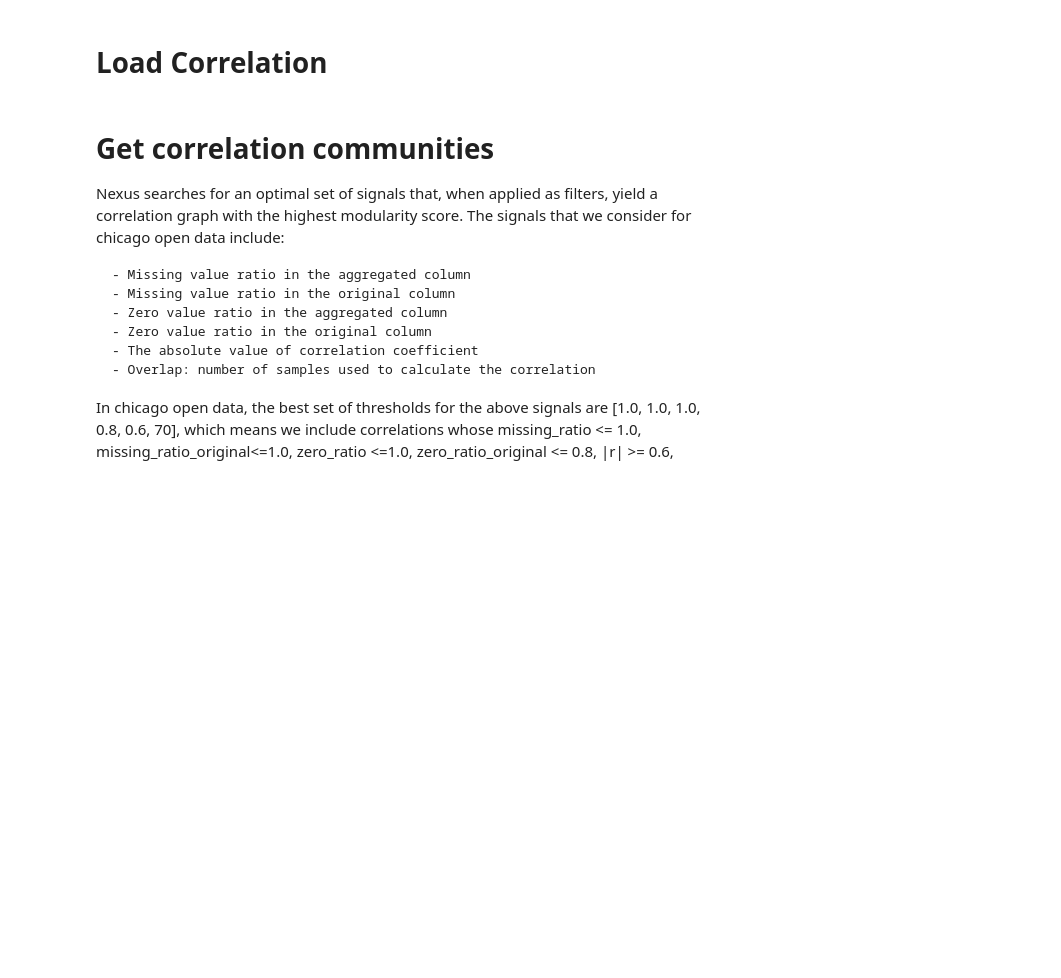
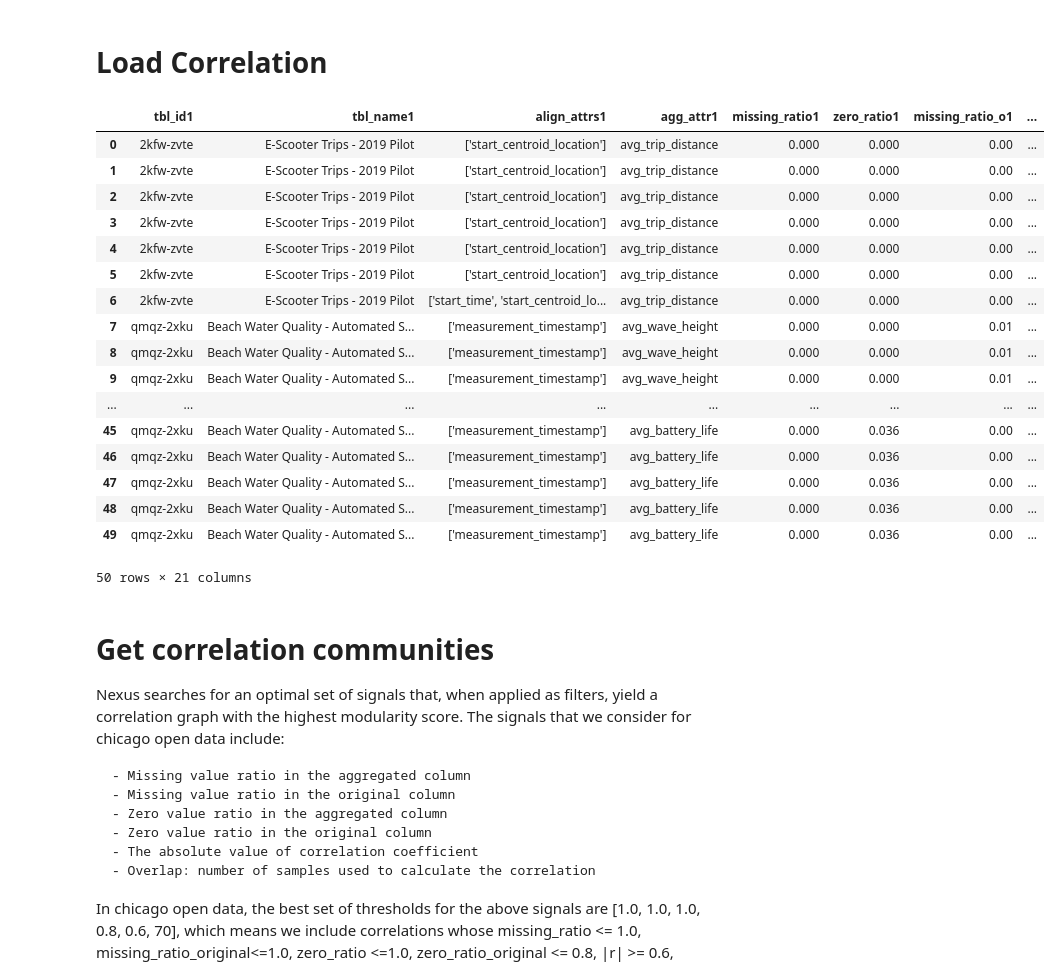
Before and after one commit to snowgy/case_study, a Jupyter notebook: Case Study - Chicago Open Data.ipynb, the cells around one changed output. Saved outputs shown, nothing was run; the diff lists cells and outputs as text; code cells hidden in the pictures; blank space fills up the shorter version.

```diff
--- a/Case Study - Chicago Open Data.ipynb
+++ b/Case Study - Chicago Open Data.ipynb
@@ -9,6 +9,26 @@ pd.set_option("display.max_rows", None)
 # %%
 corrs = pd.read_csv('./chicago_month_census_tract.csv')
 corr_community = CorrCommunity(corrs, 'chicago')
+display(corrs.head(50))
+# %% [output]
+|  | tbl_id1 | tbl_name1 | align_attrs1 | agg_attr1 | missing_ratio1 | zero_ratio1 | missing_ratio_o1 | ... |
+| 0 | 2kfw-zvte | E-Scooter Trips - 2019 Pilot | ['start_centroid_location'] | avg_trip_distance | 0.000 | 0.000 | 0.00 | ... |
+| 1 | 2kfw-zvte | E-Scooter Trips - 2019 Pilot | ['start_centroid_location'] | avg_trip_distance | 0.000 | 0.000 | 0.00 | ... |
+| 2 | 2kfw-zvte | E-Scooter Trips - 2019 Pilot | ['start_centroid_location'] | avg_trip_distance | 0.000 | 0.000 | 0.00 | ... |
+| 3 | 2kfw-zvte | E-Scooter Trips - 2019 Pilot | ['start_centroid_location'] | avg_trip_distance | 0.000 | 0.000 | 0.00 | ... |
+| 4 | 2kfw-zvte | E-Scooter Trips - 2019 Pilot | ['start_centroid_location'] | avg_trip_distance | 0.000 | 0.000 | 0.00 | ... |
+| 5 | 2kfw-zvte | E-Scooter Trips - 2019 Pilot | ['start_centroid_location'] | avg_trip_distance | 0.000 | 0.000 | 0.00 | ... |
+| 6 | 2kfw-zvte | E-Scooter Trips - 2019 Pilot | ['start_time', 'start_centroid_lo... | avg_trip_distance | 0.000 | 0.000 | 0.00 | ... |
+| 7 | qmqz-2xku | Beach Water Quality - Automated S... | ['measurement_timestamp'] | avg_wave_height | 0.000 | 0.000 | 0.01 | ... |
+| 8 | qmqz-2xku | Beach Water Quality - Automated S... | ['measurement_timestamp'] | avg_wave_height | 0.000 | 0.000 | 0.01 | ... |
+| 9 | qmqz-2xku | Beach Water Quality - Automated S... | ['measurement_timestamp'] | avg_wave_height | 0.000 | 0.000 | 0.01 | ... |
+| ... | ... | ... | ... | ... | ... | ... | ... | ... |
+| 45 | qmqz-2xku | Beach Water Quality - Automated S... | ['measurement_timestamp'] | avg_battery_life | 0.000 | 0.036 | 0.00 | ... |
+| 46 | qmqz-2xku | Beach Water Quality - Automated S... | ['measurement_timestamp'] | avg_battery_life | 0.000 | 0.036 | 0.00 | ... |
+| 47 | qmqz-2xku | Beach Water Quality - Automated S... | ['measurement_timestamp'] | avg_battery_life | 0.000 | 0.036 | 0.00 | ... |
+| 48 | qmqz-2xku | Beach Water Quality - Automated S... | ['measurement_timestamp'] | avg_battery_life | 0.000 | 0.036 | 0.00 | ... |
+| 49 | qmqz-2xku | Beach Water Quality - Automated S... | ['measurement_timestamp'] | avg_battery_life | 0.000 | 0.036 | 0.00 | ... |
+50 rows × 21 columns
 # %% [markdown]
 # Get correlation communities
 
```
Also changed, not shown: parts of 2 cells of this notebook, 6 other files.
